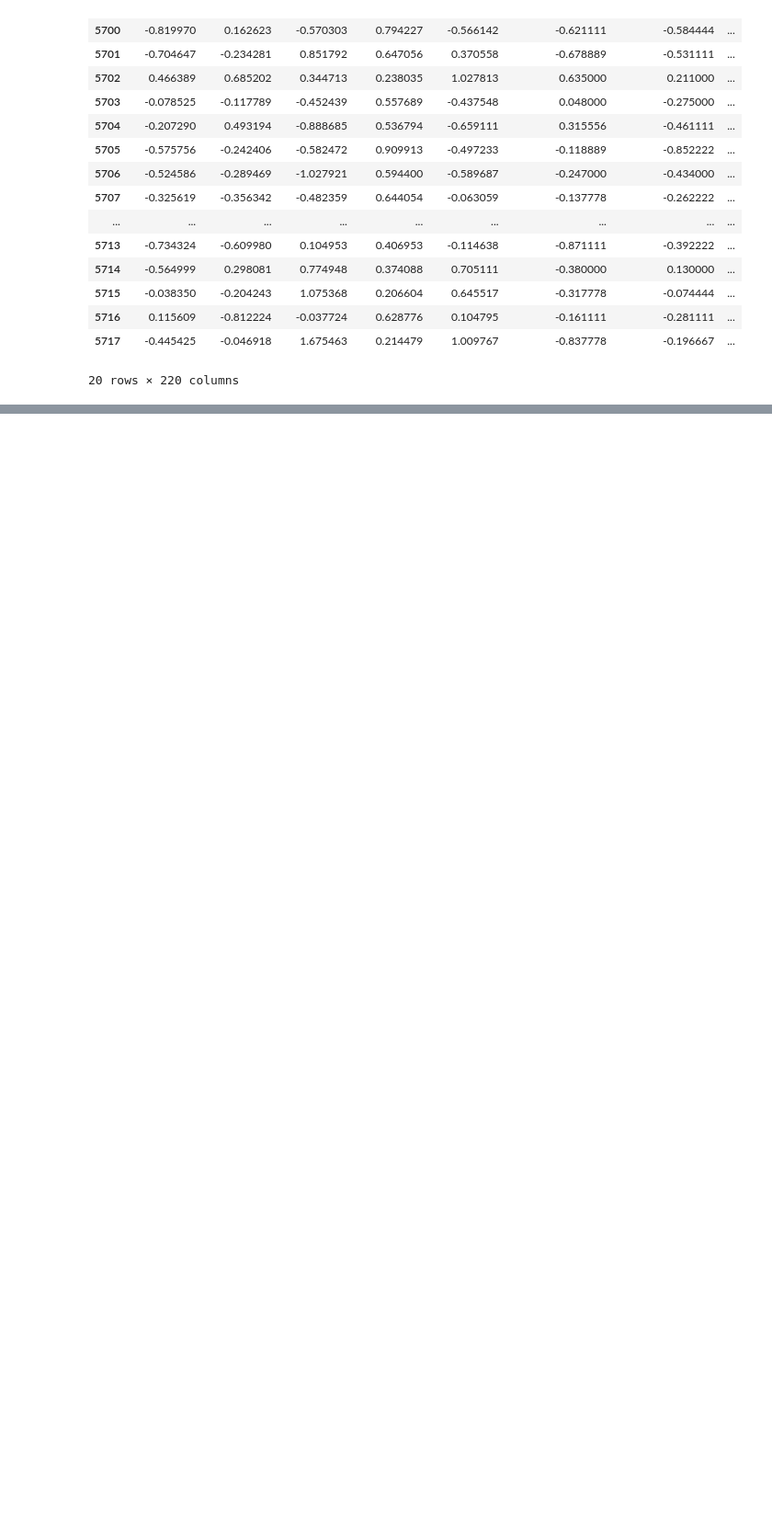
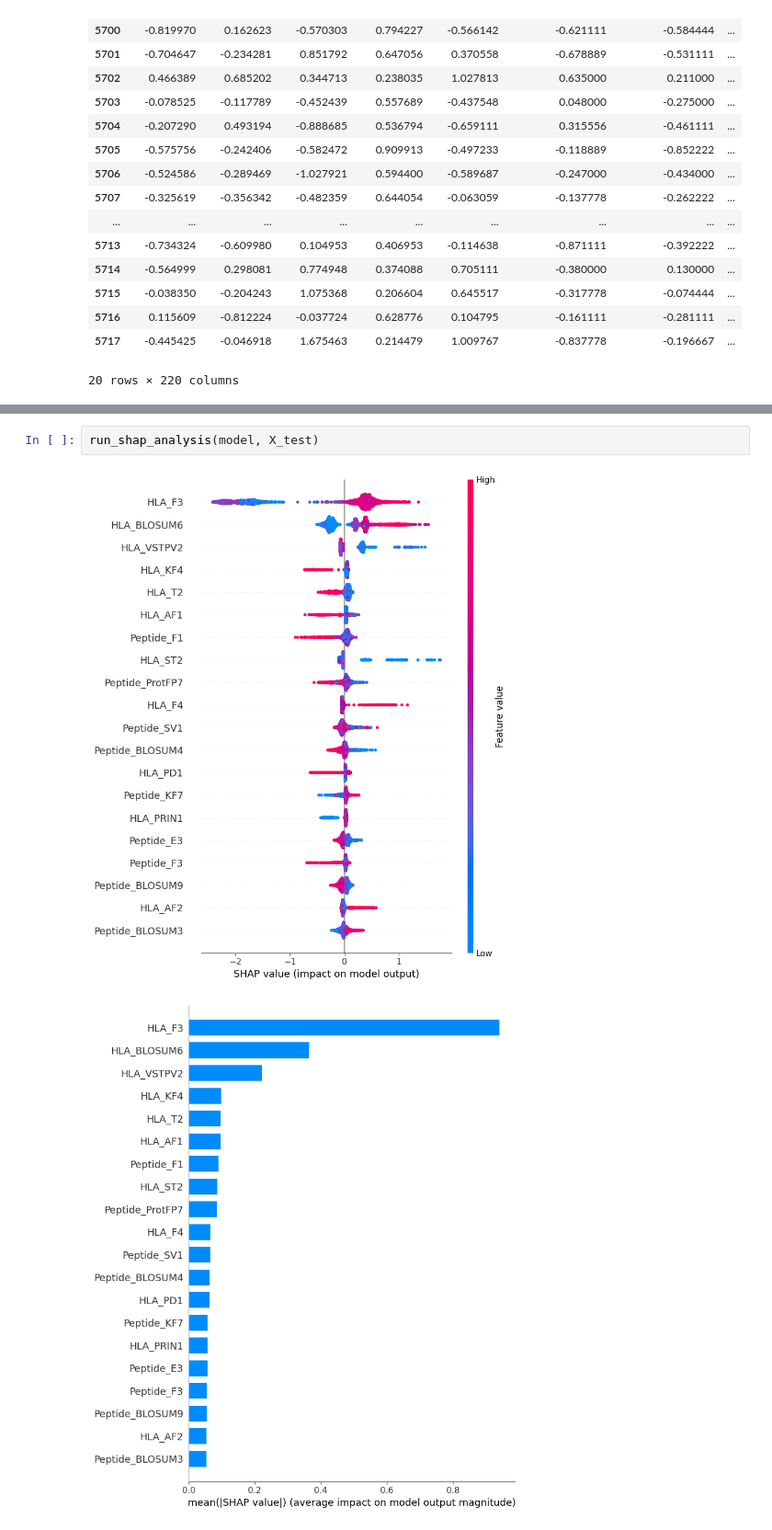
Before and after one commit to nikitarjsh/PIPER, a Jupyter notebook: src/lightGBM.ipynb, the cells around one changed output, grey strips where cells are left out. Shown at 92% size. Drawn from its saved outputs; the diff is of its cells as text; blank space fills up the shorter version.

Commit message:
SHAPley analysis for feature importance analysis

```diff
--- a/src/lightGBM.ipynb
+++ b/src/lightGBM.ipynb
@@ -152,3 +153,8 @@ print(importance.head(20))
 72              Peptide_SVGER6          82
 16                 Peptide_PP2          82
 77             Peptide_SVGER11          82
+# %%
+run_shap_analysis(model, X_test)
+# %% [output]
+[figure, added]
+[figure, added]
```
Also changed, not shown: parts of 2 cells of this notebook, 1 other file.
